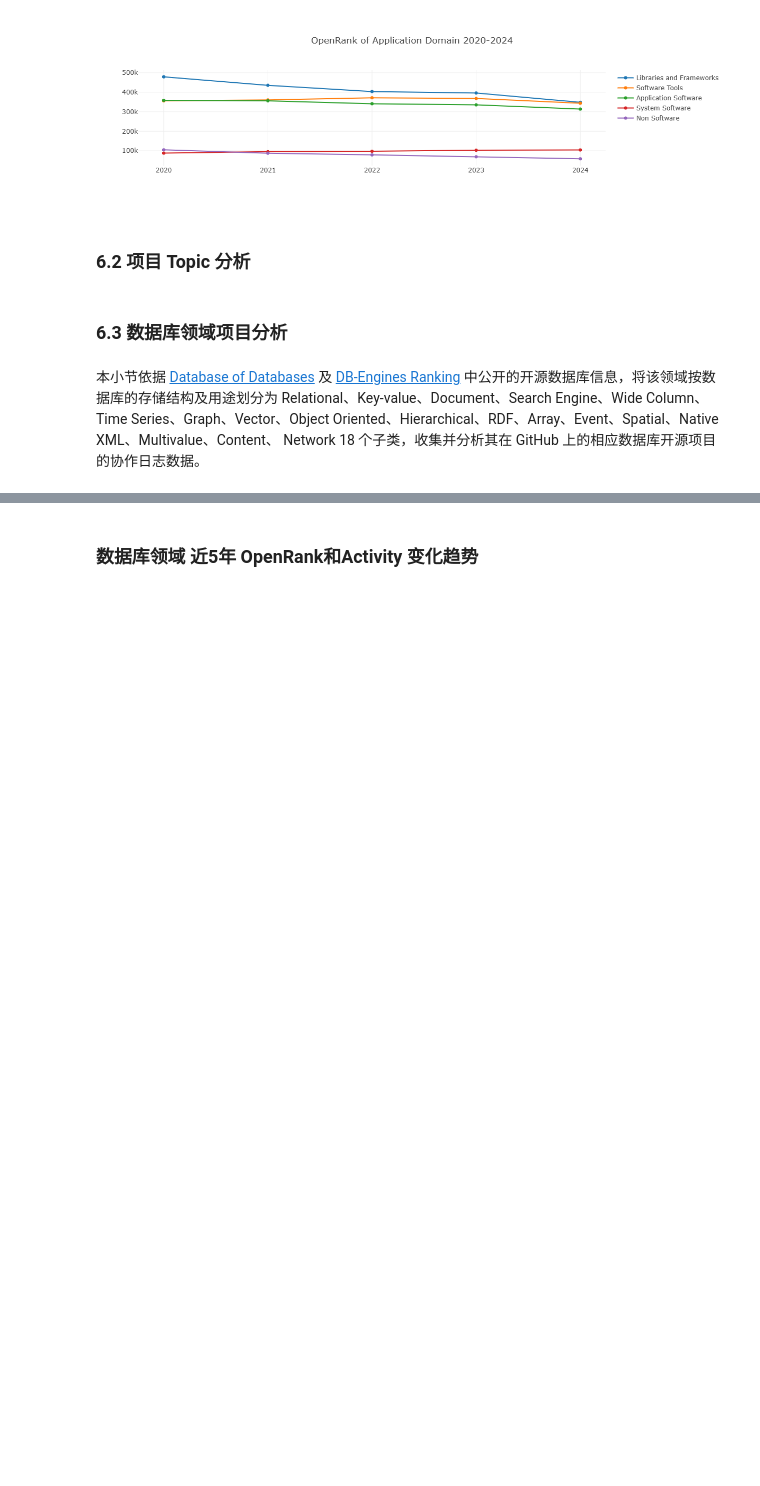
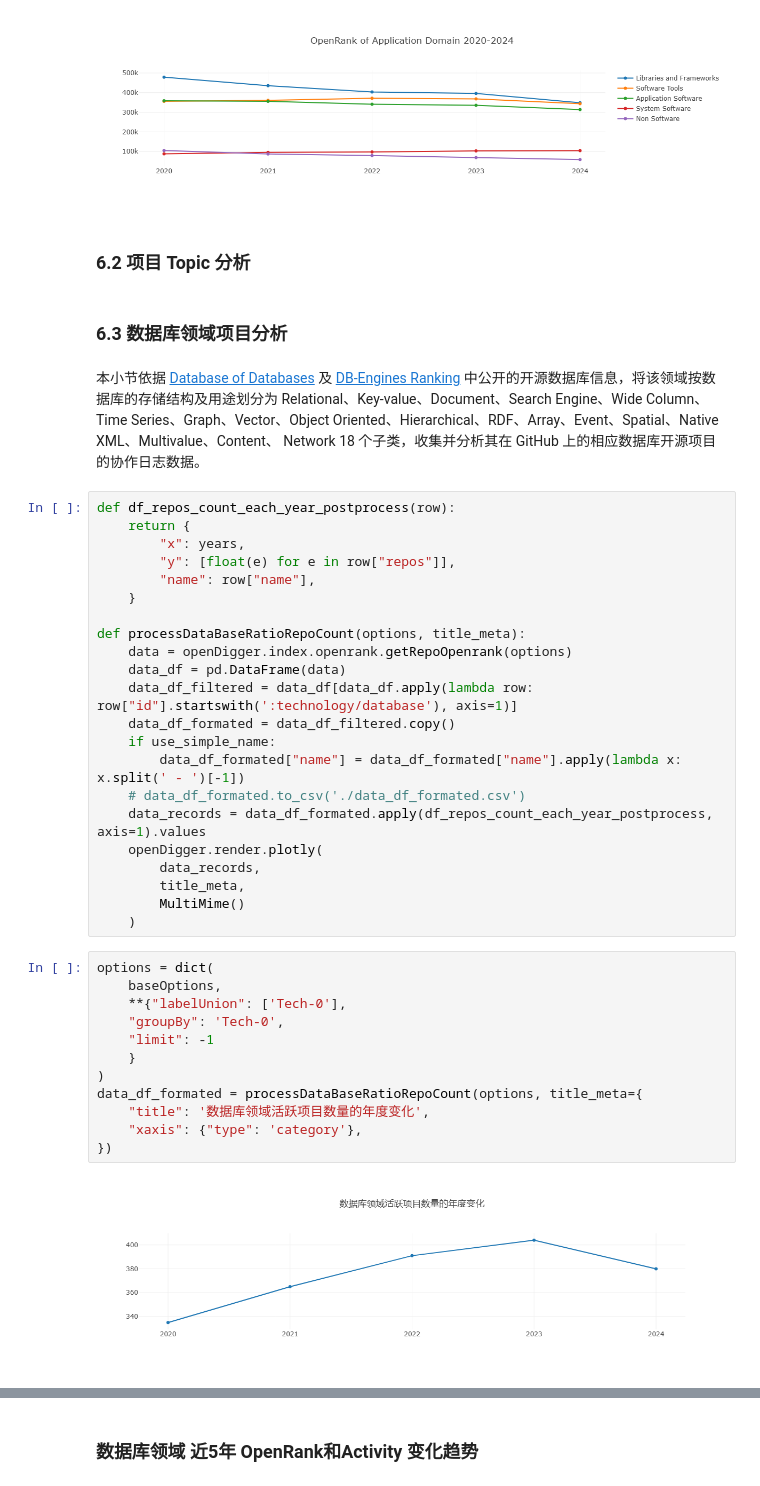
Before and after one commit to birdflyi/open-digger, a Jupyter notebook: notebook/China_open_source_techinical_report_2024_py.ipynb, the cells around one changed output, grey strips where cells are left out. Cells and saved outputs as stored; diff of their text form; blank space fills up the shorter version.

Commit message:
Update database insight for China_open_source_techinical_report_2024_py.ipynb

```diff
--- a/notebook/China_open_source_techinical_report_2024_py.ipynb
+++ b/notebook/China_open_source_techinical_report_2024_py.ipynb
@@ -609,3 +610,39 @@ processApplySubfieldsRepoOpenrank({
 ### 6.3 数据库领域项目分析
 # %% [markdown]
 本小节依据 [Database of Databases](https://dbdb.io/) 及 [DB-Engines Ranking](https://db-engines.com/en/ranking) 中公开的开源数据库信息，将该领域按数据库的存储结构及用途划分为 Relational、Key-value、Document、Search Engine、Wide Column、Time Series、Graph、Vector、Object Oriented、Hierarchical、RDF、Array、Event、Spatial、Native XML、Multivalue、Content、 Network 18 个子类，收集并分析其在 GitHub 上的相应数据库开源项目的协作日志数据。
+# %%
+def df_repos_count_each_year_postprocess(row):
+    return {
+        "x": years,
+        "y": [float(e) for e in row["repos"]],
+        "name": row["name"],
+    }
+
+def processDataBaseRatioRepoCount(options, title_meta):
+    data = openDigger.index.openrank.getRepoOpenrank(options)
+    data_df = pd.DataFrame(data)
+    data_df_filtered = data_df[data_df.apply(lambda row: row["id"].startswith(':technology/database'), axis=1)]
+    data_df_formated = data_df_filtered.copy()
+    if use_simple_name:
+        data_df_formated["name"] = data_df_formated["name"].apply(lambda x: x.split(' - ')[-1])
+    # data_df_formated.to_csv('./data_df_formated.csv')
+    data_records = data_df_formated.apply(df_repos_count_each_year_postprocess, axis=1).values
+    openDigger.render.plotly(
+        data_records,
+        title_meta,
+        MultiMime()
+    )
+# %%
+options = dict(
+    baseOptions,
+    **{"labelUnion": ['Tech-0'],
+    "groupBy": 'Tech-0',
+    "limit": -1
+    }
+)
+data_df_formated = processDataBaseRatioRepoCount(options, title_meta={
+    "title": '数据库领域活跃项目数量的年度变化',
+    "xaxis": {"type": 'category'},
+})
+# %% [output]
+[figure, added]
```
Also changed, not shown: parts of 20 cells of this notebook, 9 other files.
